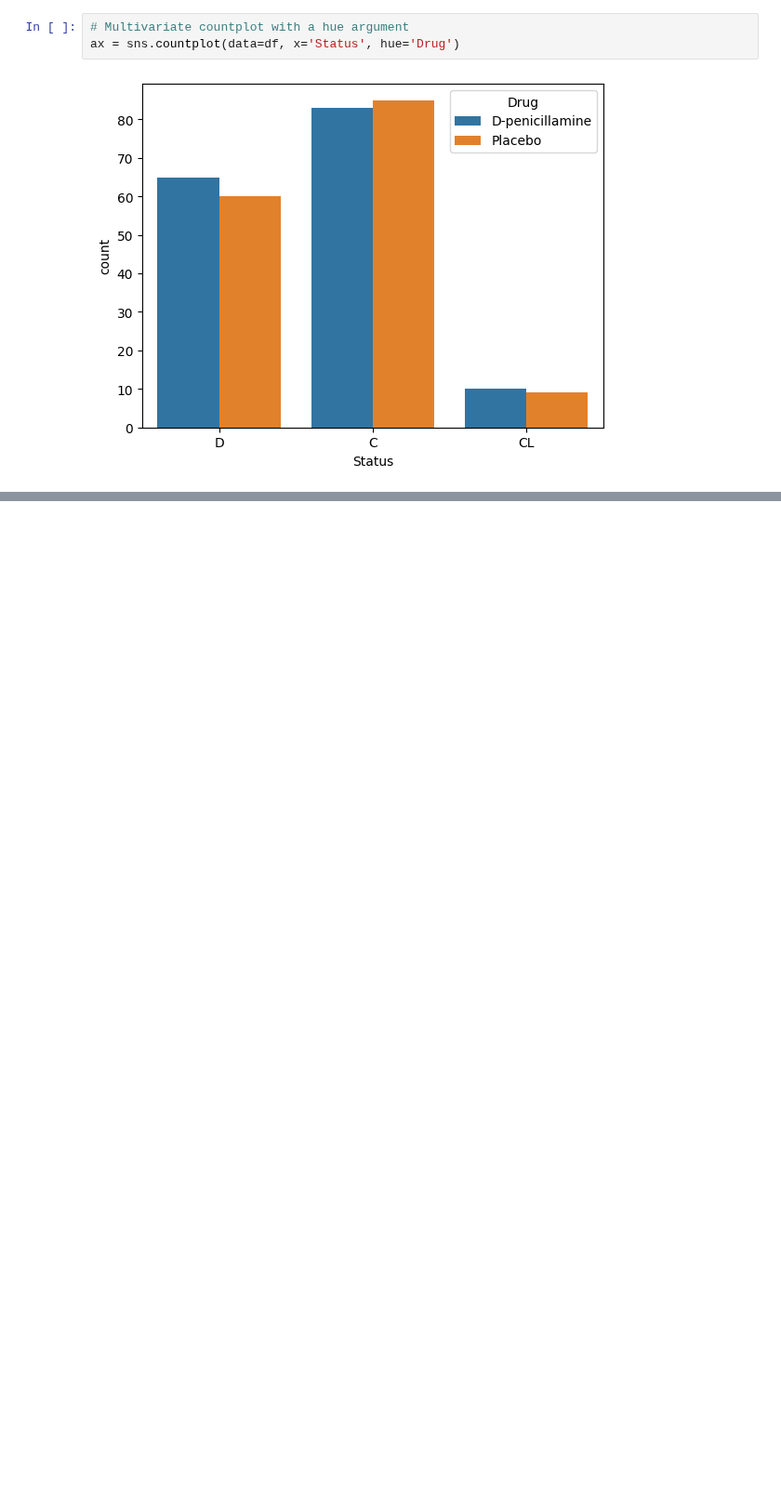
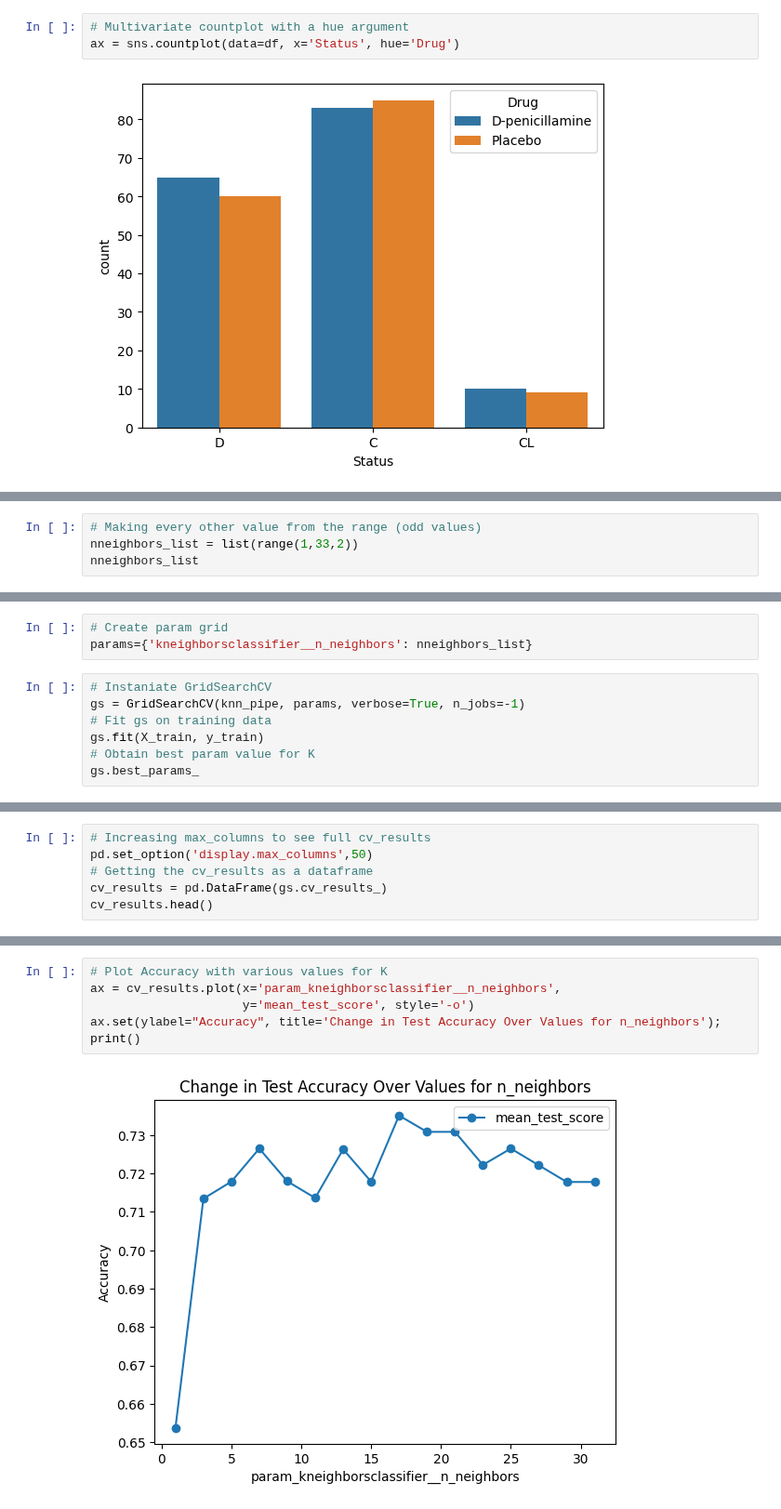
Before and after one commit to mvidales775/Project-2, a Jupyter notebook: Project_2.ipynb, the cells around one changed output, grey strips where cells are left out. Shown at 93% size. Saved outputs shown, nothing was run; the diff lists cells and outputs as text; blank space fills up the shorter version.

```diff
--- a/Project_2.ipynb
+++ b/Project_2.ipynb
@@ -337,0 +507,4 @@ ax = sns.countplot(data=df, x='Status', hue='Drug')
+# %%
+# Making every other value from the range (odd values)
+nneighbors_list = list(range(1,33,2))
+nneighbors_list
@@ -337,0 +534,10 @@ ax = sns.countplot(data=df, x='Status', hue='Drug')
+# %%
+# Create param grid
+params={'kneighborsclassifier__n_neighbors': nneighbors_list}
+# %%
+# Instaniate GridSearchCV
+gs = GridSearchCV(knn_pipe, params, verbose=True, n_jobs=-1)
+# Fit gs on training data
+gs.fit(X_train, y_train)
+# Obtain best param value for K
+gs.best_params_
@@ -337,0 +547,6 @@ ax = sns.countplot(data=df, x='Status', hue='Drug')
+# %%
+# Increasing max_columns to see full cv_results
+pd.set_option('display.max_columns',50)
+# Getting the cv_results as a dataframe
+cv_results = pd.DataFrame(gs.cv_results_)
+cv_results.head()
@@ -337,0 +560,8 @@ ax = sns.countplot(data=df, x='Status', hue='Drug')
+# %%
+# Plot Accuracy with various values for K
+ax = cv_results.plot(x='param_kneighborsclassifier__n_neighbors',
+                     y='mean_test_score', style='-o')
+ax.set(ylabel="Accuracy", title='Change in Test Accuracy Over Values for n_neighbors');
+print()
+# %% [output]
+[figure, added]
```
Also changed, not shown: parts of 16 cells of this notebook.
